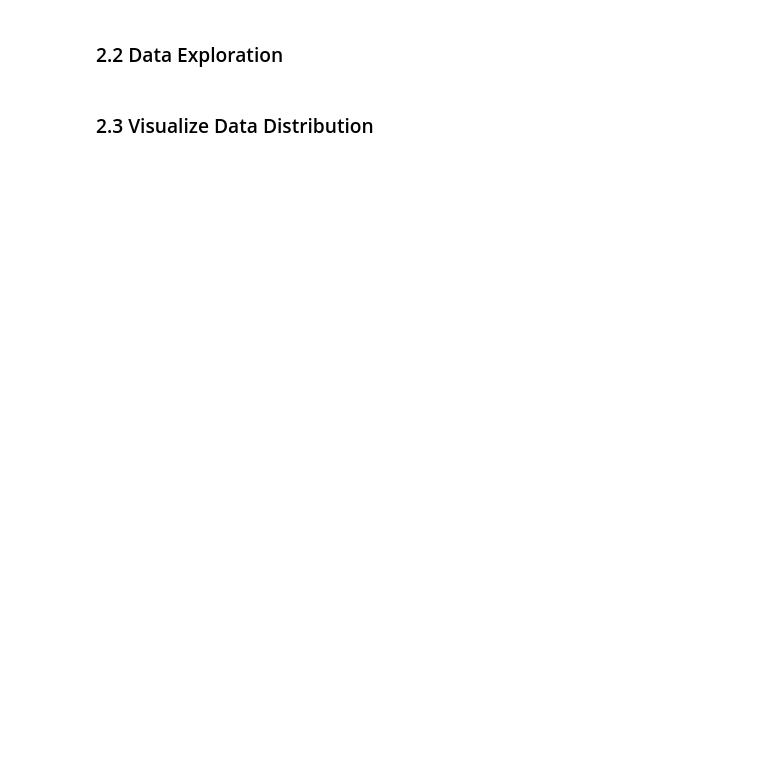
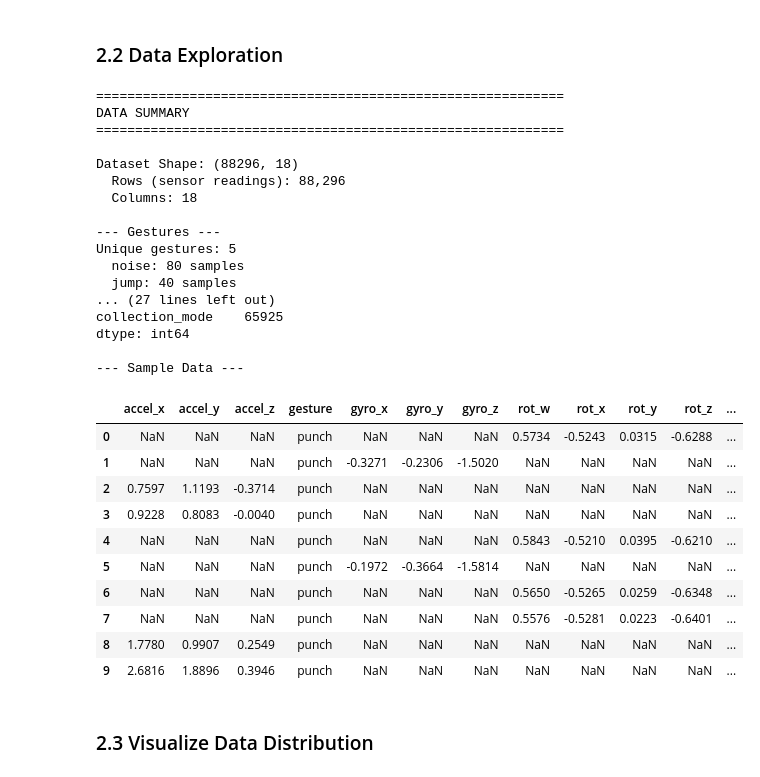
Before and after one commit to Furuta-Mototada/v3-watch_SilksongController_25TPE, a Jupyter notebook: CS156_Silksong_Watch.ipynb, the cells around one changed output. Drawn from its saved outputs; the diff is of its cells as text; code cells hidden in the pictures; blank space fills up the shorter version.

```diff
--- a/CS156_Silksong_Watch.ipynb
+++ b/CS156_Silksong_Watch.ipynb
@@ -212,36 +227,67 @@ if not all_data.empty:
     print("=" * 60)
 
     print(f"\nDataset Shape: {all_data.shape}")
     print(f"  Rows (sensor readings): {all_data.shape[0]:,}")
     print(f"  Columns: {all_data.shape[1]}")
 
     print("\n--- Gestures ---")
-    gesture_counts = all_data.groupby('gesture')['sample'].nunique().sort_values(ascending=False)
+    gesture_counts = (
+        all_data.groupby("gesture")["sample"].nunique().sort_values(ascending=False)
+    )
     print(f"Unique gestures: {len(gesture_counts)}")
     for gesture, count in gesture_counts.items():
         print(f"  {gesture}: {count} samples")
 
     print("\n--- Sensors ---")
-    sensor_counts = all_data['sensor'].value_counts()
+    sensor_counts = all_data["sensor"].value_counts()
     for sensor, count in sensor_counts.items():
         print(f"  {sensor}: {count:,} readings")
 
     print("\n--- Stances ---")
-    stance_counts = all_data['stance'].value_counts()
+    stance_counts = all_data["stance"].value_counts()
     for stance, count in stance_counts.items():
         print(f"  {stance}: {count:,} readings")
 
     print("\n--- Data Quality ---")
     missing_data = all_data.isnull().sum()
     if missing_data.sum() > 0:
         print("Missing values detected:")
         print(missing_data[missing_data > 0])
     else:
         print("No missing values in metadata columns")
 
     # Display first few rows
     print("\n--- Sample Data ---")
     display(all_data.head(10))
+# %% [output]
+============================================================
+DATA SUMMARY
+============================================================
+
+Dataset Shape: (88296, 18)
+  Rows (sensor readings): 88,296
+  Columns: 18
+
+--- Gestures ---
+Unique gestures: 5
+  noise: 80 samples
+  jump: 40 samples
+... (27 lines left out)
+collection_mode    65925
+dtype: int64
+
+--- Sample Data ---
+|  | accel_x | accel_y | accel_z | gesture | gyro_x | gyro_y | gyro_z | rot_w | rot_x | rot_y | rot_z | ... |
+| 0 | NaN | NaN | NaN | punch | NaN | NaN | NaN | 0.5734 | -0.5243 | 0.0315 | -0.6288 | ... |
+| 1 | NaN | NaN | NaN | punch | -0.3271 | -0.2306 | -1.5020 | NaN | NaN | NaN | NaN | ... |
+| 2 | 0.7597 | 1.1193 | -0.3714 | punch | NaN | NaN | NaN | NaN | NaN | NaN | NaN | ... |
+| 3 | 0.9228 | 0.8083 | -0.0040 | punch | NaN | NaN | NaN | NaN | NaN | NaN | NaN | ... |
+| 4 | NaN | NaN | NaN | punch | NaN | NaN | NaN | 0.5843 | -0.5210 | 0.0395 | -0.6210 | ... |
+| 5 | NaN | NaN | NaN | punch | -0.1972 | -0.3664 | -1.5814 | NaN | NaN | NaN | NaN | ... |
+| 6 | NaN | NaN | NaN | punch | NaN | NaN | NaN | 0.5650 | -0.5265 | 0.0259 | -0.6348 | ... |
+| 7 | NaN | NaN | NaN | punch | NaN | NaN | NaN | 0.5576 | -0.5281 | 0.0223 | -0.6401 | ... |
+| 8 | 1.7780 | 0.9907 | 0.2549 | punch | NaN | NaN | NaN | NaN | NaN | NaN | NaN | ... |
+| 9 | 2.6816 | 1.8896 | 0.3946 | punch | NaN | NaN | NaN | NaN | NaN | NaN | NaN | ... |
 # %% [markdown]
 ### 2.3 Visualize Data Distribution
 # %%
```
Also changed, not shown: parts of 16 cells of this notebook, 5 other files.
